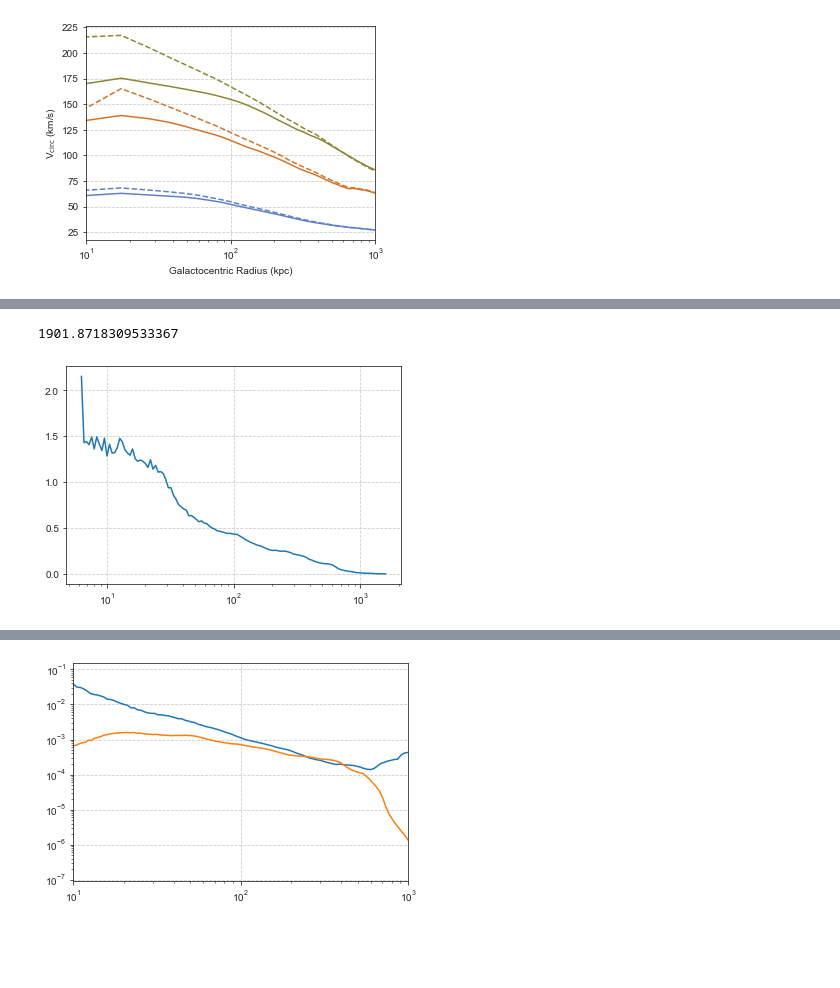
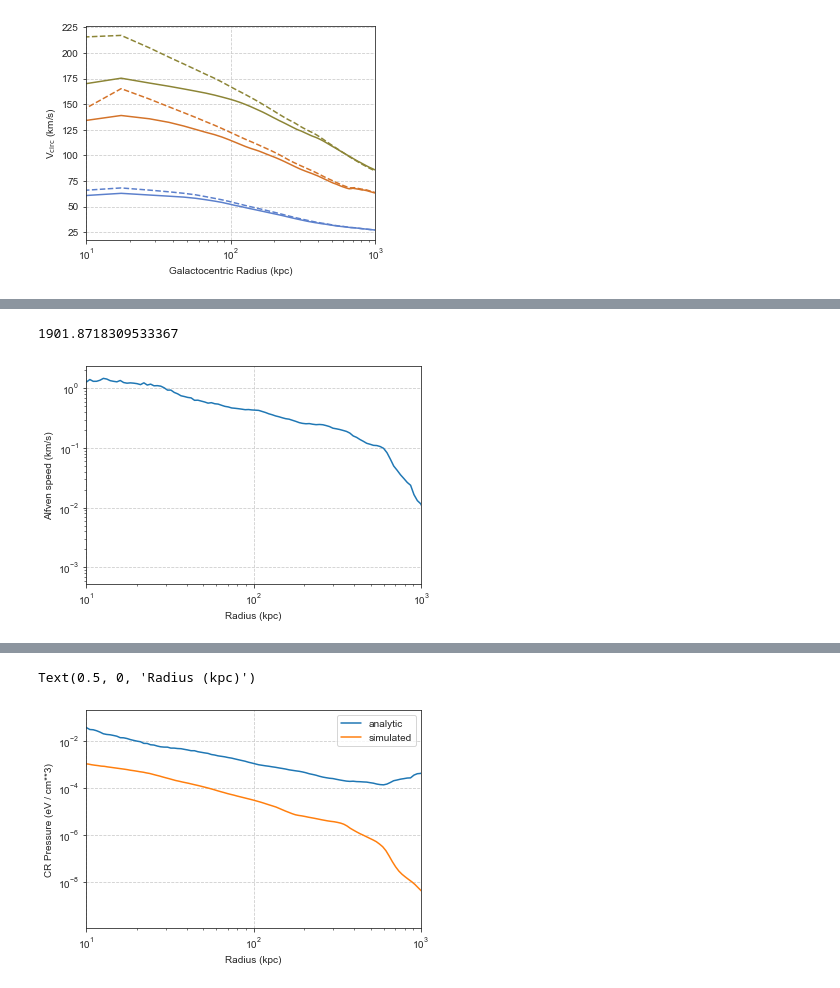
Before and after one commit to ibutsky/cr_diff_cgm, a Jupyter notebook: paper_plots.ipynb, the cells around one changed output, grey strips where cells are left out. Saved outputs shown, nothing was run; the diff lists cells and outputs as text; code cells hidden in the pictures; blank space fills up the shorter version.

Commit message:
FIXING cosmic ray units

```diff
--- a/paper_plots.ipynb
+++ b/paper_plots.ipynb
@@ -255,6 +269,7 @@ def calculate_alfven_profile(model, impact_list):
             g_mask = (r_gas < impact)
         else:
             g_mask = (r_gas <= impact) & (r_gas > impact_list[i-1])
+        g_mask = g_mask & (rho < 1e-26)
         med_list = np.append(med_list, np.mean(va[g_mask]))
     return YTArray(med_list, 'cm/s')
 
@@ -267,7 +282,7 @@ def analytic_Pcr(model, kappa = 1e29, sfr_time_interval = 1e9):
 
     #todo: calculate dPcr... not sure if I should be doing this though. ni
 
-    plt.semilogx(impact_list, va.in_units('km/s'))
+    plt.loglog(impact_list, va.in_units('km/s'))
     plt.ylabel('Alfven speed (km/s)')
     plt.xlabel('Radius (kpc)')
     plt.xlim(10, 1e3)
@@ -284,12 +299,13 @@ def analytic_Pcr(model, kappa = 1e29, sfr_time_interval = 1e9):
 
 
 impact_list, Pcr_anal = analytic_Pcr('m11i_cr')
-plt.loglog(impact_list, Pcr)
+plt.loglog(impact_list, Pcr, label = 'analytic')
 
 profile_data = ph.load_pressure_profiles('m11i_cr' )
-plt.loglog(profile_data['radius'], profile_data['cosmic_ray_pressure_median'])
+plt.loglog(profile_data['radius'], profile_data['cosmic_ray_pressure_median'], label = 'simulated')
 
+plt.legend()
 plt.xlim(10, 1e3)
-#impact_list, Pcr = analytic_Pcr('m11i_cr', kappa = 3e29)
-#plt.loglog(impact_list, Pcr)
+plt.ylabel('CR Pressure (eV / cm**3)')
+plt.xlabel('Radius (kpc)')
 # %% [output]
@@ -310,2 +326,2 @@ yt : [INFO     ] 2022-07-14 14:54:58,165 max value is 3.38450e-21 at 32723.80558
 1901.8718309533367
-[figure, old version]
+[figure, new version]
@@ -313 +342,2 @@ yt : [INFO     ] 2022-07-14 14:54:58,165 max value is 3.38450e-21 at 32723.80558
+Text(0.5, 0, 'Radius (kpc)')
-[figure, old version]
+[figure, new version]
```
Also changed, not shown: parts of 4 cells of this notebook, 1 other file.
